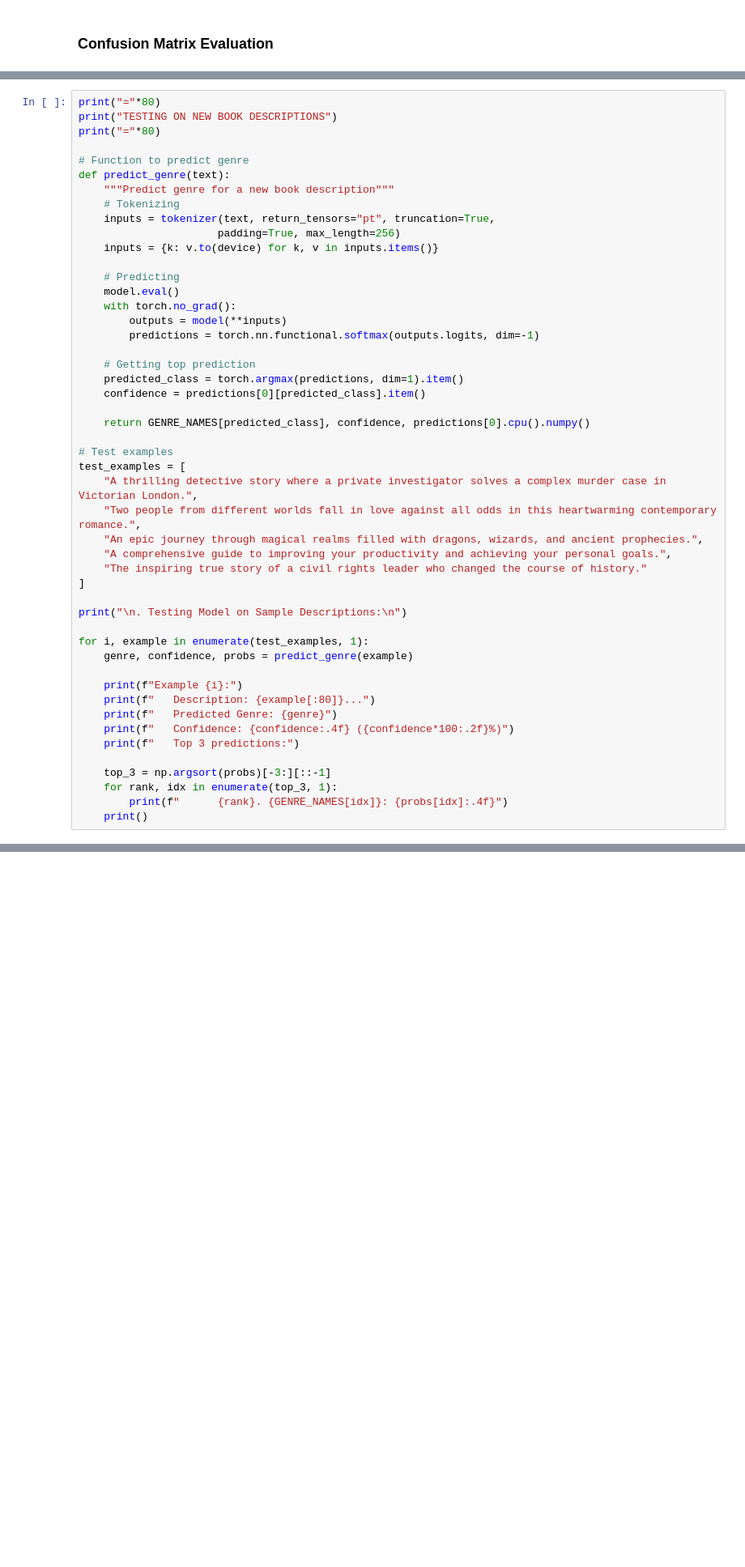
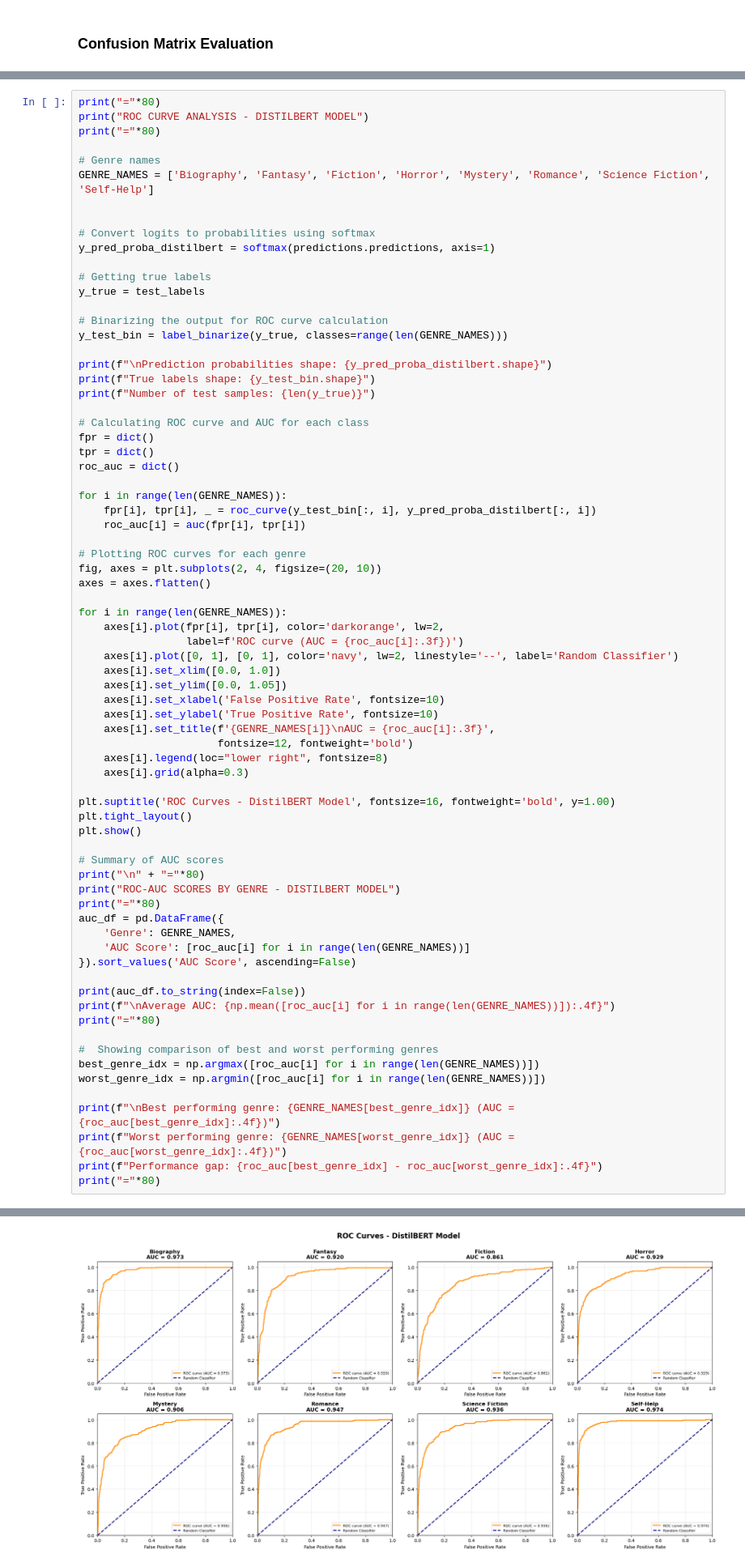
Before and after one commit to subnirdesh/book_genre_classification, a Jupyter notebook: notebooks/03_train_Distillbert.ipynb, the cells around one changed output, grey strips where cells are left out. Shown at 81% size. Saved outputs shown, nothing was run; the diff lists cells and outputs as text; blank space fills up the shorter version.

Commit message:
feat: roc curves precision recall and wordcloud for distillbert

```diff
--- a/notebooks/03_train_Distillbert.ipynb
+++ b/notebooks/03_train_Distillbert.ipynb
@@ -678,51 +612,75 @@ SAVING MODEL
 # %%
 print("="*80)
-print("TESTING ON NEW BOOK DESCRIPTIONS")
+print("ROC CURVE ANALYSIS - DISTILBERT MODEL")
 print("="*80)
 
-# Function to predict genre
-def predict_genre(text):
-    """Predict genre for a new book description"""
-    # Tokenizing
-    inputs = tokenizer(text, return_tensors="pt", truncation=True,
-                      padding=True, max_length=256)
-    inputs = {k: v.to(device) for k, v in inputs.items()}
+# Genre names
+GENRE_NAMES = ['Biography', 'Fantasy', 'Fiction', 'Horror', 'Mystery', 'Romance', 'Science Fiction', 'Self-Help']
 
-    # Predicting
-    model.eval()
-    with torch.no_grad():
-        outputs = model(**inputs)
-        predictions = torch.nn.functional.softmax(outputs.logits, dim=-1)
 
-    # Getting top prediction
-    predicted_class = torch.argmax(predictions, dim=1).item()
-    confidence = predictions[0][predicted_class].item()
+# Convert logits to probabilities using softmax
+y_pred_proba_distilbert = softmax(predictions.predictions, axis=1)
 
-    return GENRE_NAMES[predicted_class], confidence, predictions[0].cpu().numpy()
+# Getting true labels
+y_true = test_labels
 
-# Test examples
-test_examples = [
-    "A thrilling detective story where a private investigator solves a complex murder case in Victorian London.",
-    "Two people from different worlds fall in love against all odds in this heartwarming contemporary romance.",
-    "An epic journey through magical realms filled with dragons, wizards, and ancient prophecies.",
-    "A comprehensive guide to improving your productivity and achieving your personal goals.",
-    "The inspiring true story of a civil rights leader who changed the course of history."
-]
+# Binarizing the output for ROC curve calculation
+y_test_bin = label_binarize(y_true, classes=range(len(GENRE_NAMES)))
 
-print("\n. Testing Model on Sample Descriptions:\n")
+print(f"\nPrediction probabilities shape: {y_pred_proba_distilbert.shape}")
+print(f"True labels shape: {y_test_bin.shape}")
+print(f"Number of test samples: {len(y_true)}")
 
-for i, example in enumerate(test_examples, 1):
-    genre, confidence, probs = predict_genre(example)
+# Calculating ROC curve and AUC for each class
+fpr = dict()
+tpr = dict()
+roc_auc = dict()
 
-    print(f"Example {i}:")
-    print(f"   Description: {example[:80]}...")
-    print(f"   Predicted Genre: {genre}")
-    print(f"   Confidence: {confidence:.4f} ({confidence*100:.2f}%)")
-    print(f"   Top 3 predictions:")
+for i in range(len(GENRE_NAMES)):
+    fpr[i], tpr[i], _ = roc_curve(y_test_bin[:, i], y_pred_proba_distilbert[:, i])
+    roc_auc[i] = auc(fpr[i], tpr[i])
 
-    top_3 = np.argsort(probs)[-3:][::-1]
-    for rank, idx in enumerate(top_3, 1):
-        print(f"      {rank}. {GENRE_NAMES[idx]}: {probs[idx]:.4f}")
-    print()
+# Plotting ROC curves for each genre
+fig, axes = plt.subplots(2, 4, figsize=(20, 10))
+axes = axes.flatten()
+
+for i in range(len(GENRE_NAMES)):
+    axes[i].plot(fpr[i], tpr[i], color='darkorange', lw=2,
+                 label=f'ROC curve (AUC = {roc_auc[i]:.3f})')
+    axes[i].plot([0, 1], [0, 1], color='navy', lw=2, linestyle='--', label='Random Classifier')
+    axes[i].set_xlim([0.0, 1.0])
+    axes[i].set_ylim([0.0, 1.05])
+    axes[i].set_xlabel('False Positive Rate', fontsize=10)
+    axes[i].set_ylabel('True Positive Rate', fontsize=10)
+    axes[i].set_title(f'{GENRE_NAMES[i]}\nAUC = {roc_auc[i]:.3f}',
+                      fontsize=12, fontweight='bold')
+    axes[i].legend(loc="lower right", fontsize=8)
+    axes[i].grid(alpha=0.3)
+
+plt.suptitle('ROC Curves - DistilBERT Model', fontsize=16, fontweight='bold', y=1.00)
+plt.tight_layout()
+plt.show()
+
+# Summary of AUC scores
+print("\n" + "="*80)
+print("ROC-AUC SCORES BY GENRE - DISTILBERT MODEL")
+print("="*80)
+auc_df = pd.DataFrame({
+    'Genre': GENRE_NAMES,
+    'AUC Score': [roc_auc[i] for i in range(len(GENRE_NAMES))]
+}).sort_values('AUC Score', ascending=False)
+
+print(auc_df.to_string(index=False))
+print(f"\nAverage AUC: {np.mean([roc_auc[i] for i in range(len(GENRE_NAMES))]):.4f}")
+print("="*80)
+
+#  Showing comparison of best and worst performing genres
+best_genre_idx = np.argmax([roc_auc[i] for i in range(len(GENRE_NAMES))])
+worst_genre_idx = np.argmin([roc_auc[i] for i in range(len(GENRE_NAMES))])
+
+print(f"\nBest performing genre: {GENRE_NAMES[best_genre_idx]} (AUC = {roc_auc[best_genre_idx]:.4f})")
+print(f"Worst performing genre: {GENRE_NAMES[worst_genre_idx]} (AUC = {roc_auc[worst_genre_idx]:.4f})")
+print(f"Performance gap: {roc_auc[best_genre_idx] - roc_auc[worst_genre_idx]:.4f}")
+print("="*80)
 # %% [output]
 ================================================================================
@@ -744,0 +693 @@ Example 1:
+[figure, added]
```
Also changed, not shown: parts of 17 cells of this notebook, 8 other files.
